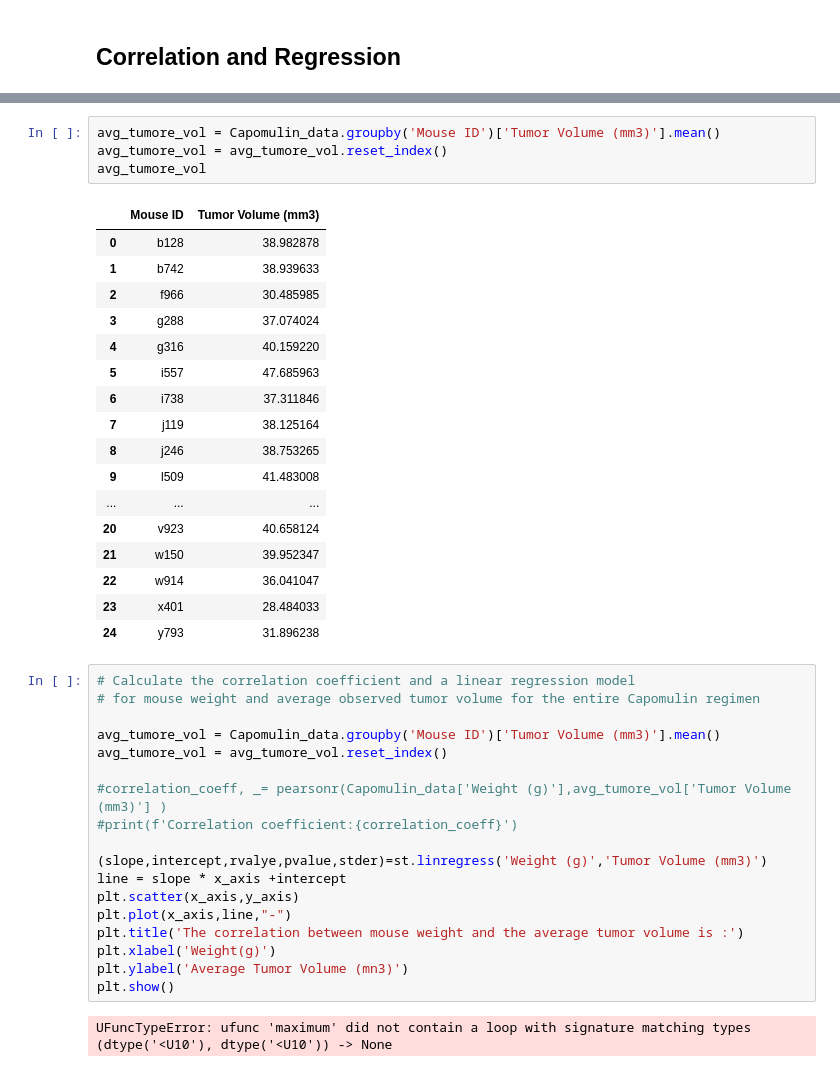
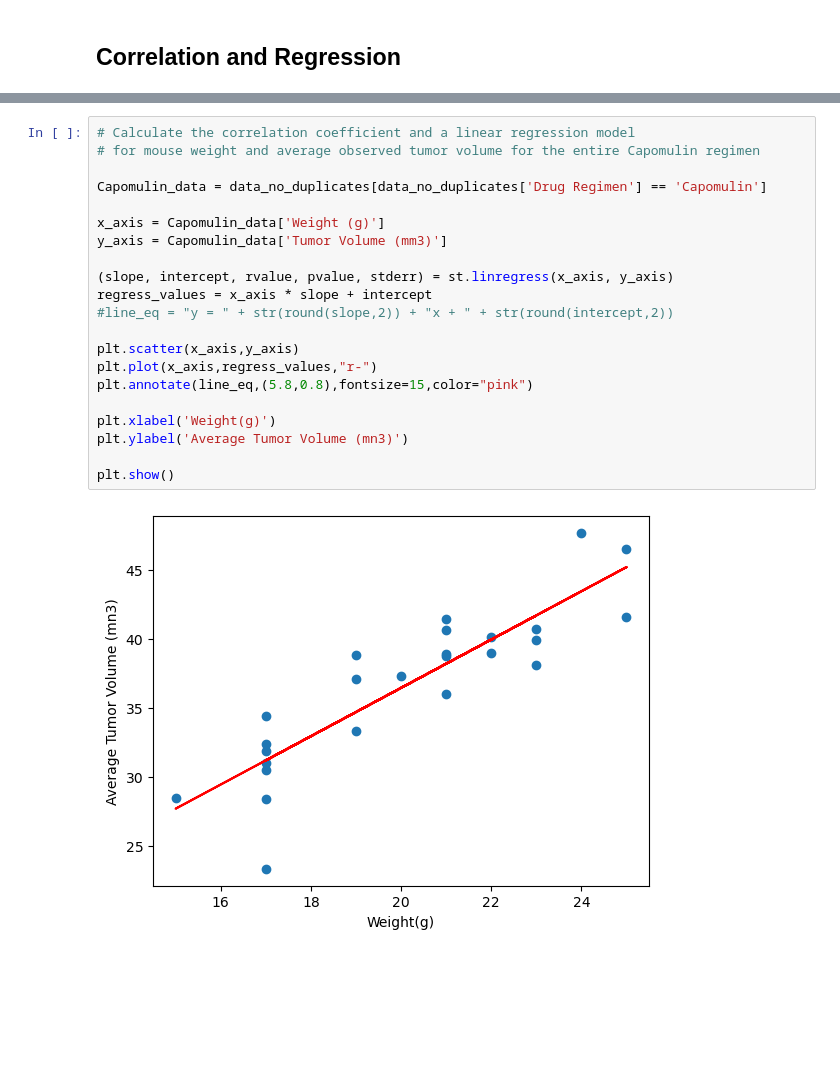
Before and after one commit to dakhushi/Matplotlib-challange, a Jupyter notebook: Pymaceuticals/pymaceuticals_starter.ipynb, the cells around one changed output, grey strips where cells are left out. Drawn from its saved outputs; the diff is of its cells as text; blank space fills up the shorter version.

```diff
--- a/Pymaceuticals/pymaceuticals_starter.ipynb
+++ b/Pymaceuticals/pymaceuticals_starter.ipynb
@@ -385,42 +354,23 @@ Capomulin_data.head()
-# %%
-avg_tumore_vol = Capomulin_data.groupby('Mouse ID')['Tumor Volume (mm3)'].mean()
-avg_tumore_vol = avg_tumore_vol.reset_index()
-avg_tumore_vol
-# %% [output]
-|  | Mouse ID | Tumor Volume (mm3) |
-| 0 | b128 | 38.982878 |
-| 1 | b742 | 38.939633 |
-| 2 | f966 | 30.485985 |
-| 3 | g288 | 37.074024 |
-| 4 | g316 | 40.159220 |
-| 5 | i557 | 47.685963 |
-| 6 | i738 | 37.311846 |
-| 7 | j119 | 38.125164 |
-| 8 | j246 | 38.753265 |
-| 9 | l509 | 41.483008 |
-| ... | ... | ... |
-| 20 | v923 | 40.658124 |
-| 21 | w150 | 39.952347 |
-| 22 | w914 | 36.041047 |
-| 23 | x401 | 28.484033 |
-| 24 | y793 | 31.896238 |
 # %%
 # Calculate the correlation coefficient and a linear regression model
 # for mouse weight and average observed tumor volume for the entire Capomulin regimen
 
-avg_tumore_vol = Capomulin_data.groupby('Mouse ID')['Tumor Volume (mm3)'].mean()
-avg_tumore_vol = avg_tumore_vol.reset_index()
+Capomulin_data = data_no_duplicates[data_no_duplicates['Drug Regimen'] == 'Capomulin']
 
-#correlation_coeff, _= pearsonr(Capomulin_data['Weight (g)'],avg_tumore_vol['Tumor Volume (mm3)'] )
-#print(f'Correlation coefficient:{correlation_coeff}')
+x_axis = Capomulin_data['Weight (g)']
+y_axis = Capomulin_data['Tumor Volume (mm3)']
 
-(slope,intercept,rvalye,pvalue,stder)=st.linregress('Weight (g)','Tumor Volume (mm3)')
-line = slope * x_axis +intercept
+(slope, intercept, rvalue, pvalue, stderr) = st.linregress(x_axis, y_axis)
+regress_values = x_axis * slope + intercept
+#line_eq = "y = " + str(round(slope,2)) + "x + " + str(round(intercept,2))
+
 plt.scatter(x_axis,y_axis)
-plt.plot(x_axis,line,"-")
-plt.title('The correlation between mouse weight and the average tumor volume is :')
+plt.plot(x_axis,regress_values,"r-")
+plt.annotate(line_eq,(5.8,0.8),fontsize=15,color="pink")
+
 plt.xlabel('Weight(g)')
 plt.ylabel('Average Tumor Volume (mn3)')
+
 plt.show()
 # %% [output]
-UFuncTypeError: ufunc 'maximum' did not contain a loop with signature matching types (dtype('<U10'), dtype('<U10')) -> None
+[figure, added]
```
Also changed, not shown: parts of 16 cells of this notebook.
